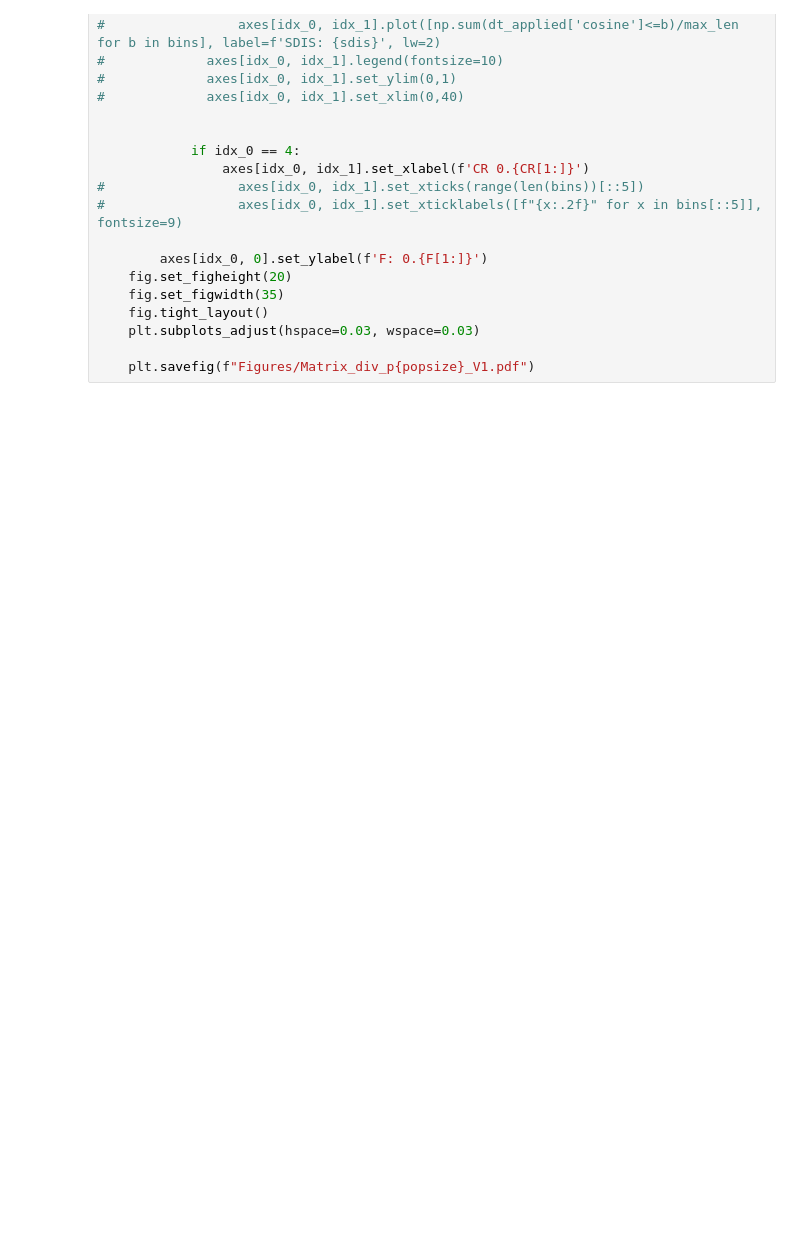
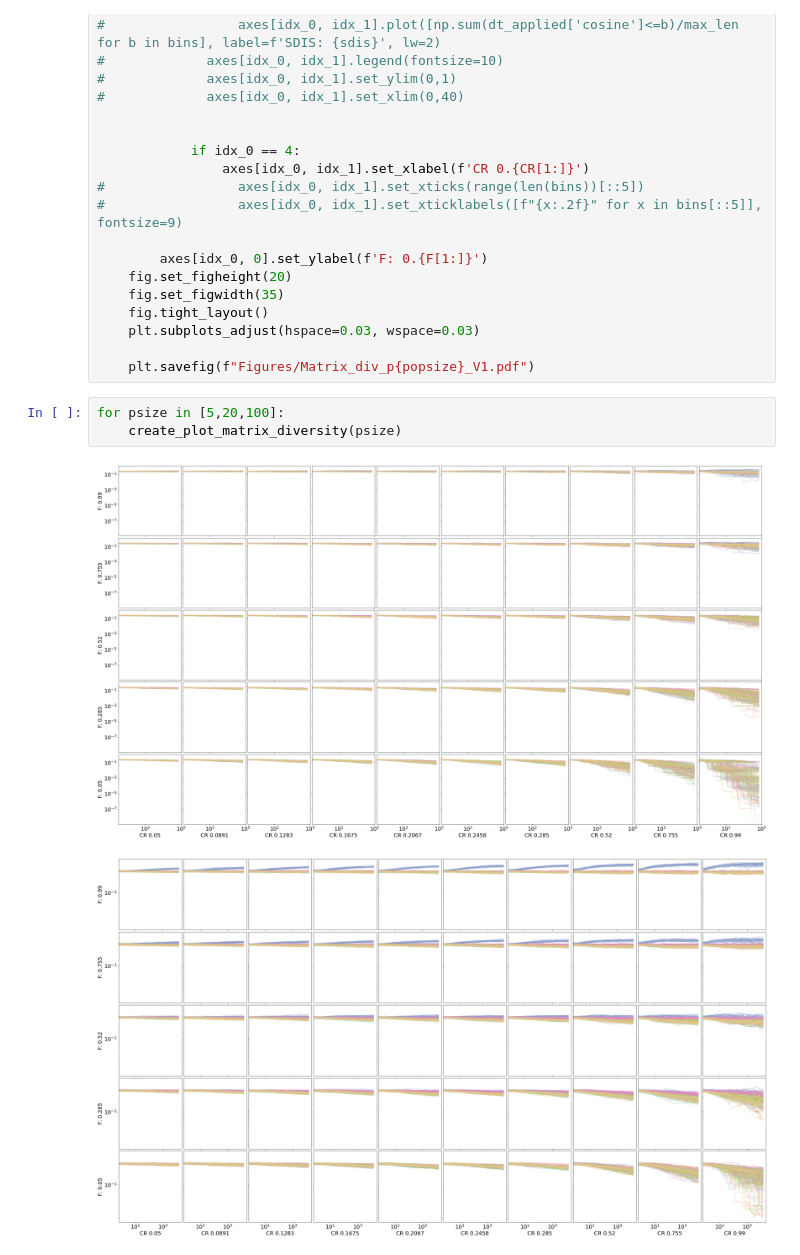
Before and after one commit to Dvermetten/DE_TIOBR, a Jupyter notebook: Visualize_f0.ipynb, the cells around one changed output. Cells and saved outputs as stored; diff of their text form; blank space fills up the shorter version.

```diff
--- a/Visualize_f0.ipynb
+++ b/Visualize_f0.ipynb
@@ -265,3 +297,9 @@ def create_plot_matrix_diversity(popsize):
     plt.subplots_adjust(hspace=0.03, wspace=0.03)
 
     plt.savefig(f"Figures/Matrix_div_p{popsize}_V1.pdf")
+# %%
+for psize in [5,20,100]:
+    create_plot_matrix_diversity(psize)
+# %% [output]
+[figure, added]
+[figure, added]
```
Also changed, not shown: parts of 8 cells of this notebook, 3 other files.
